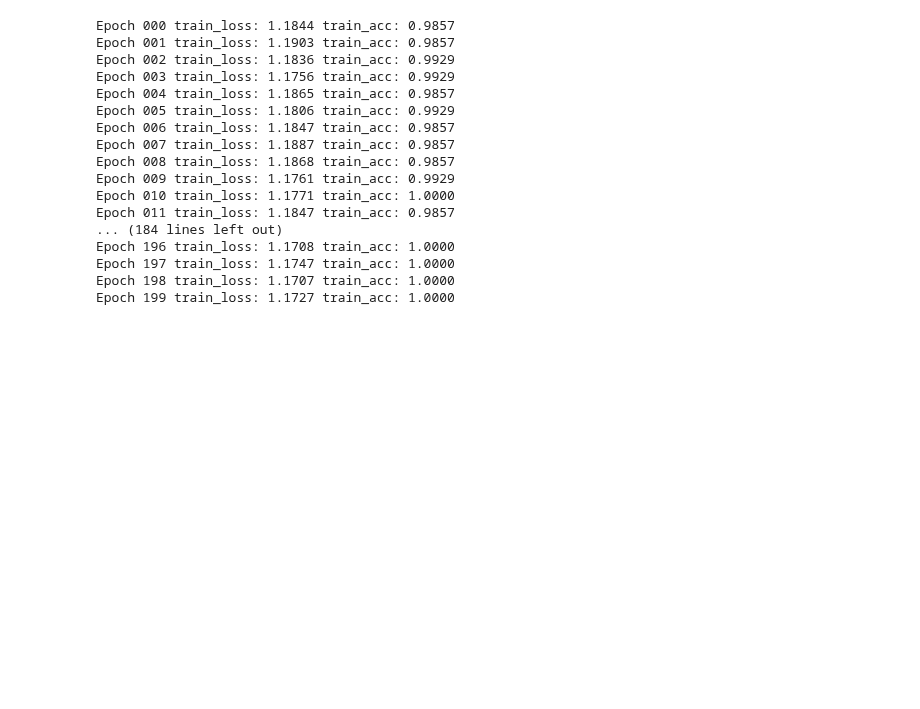
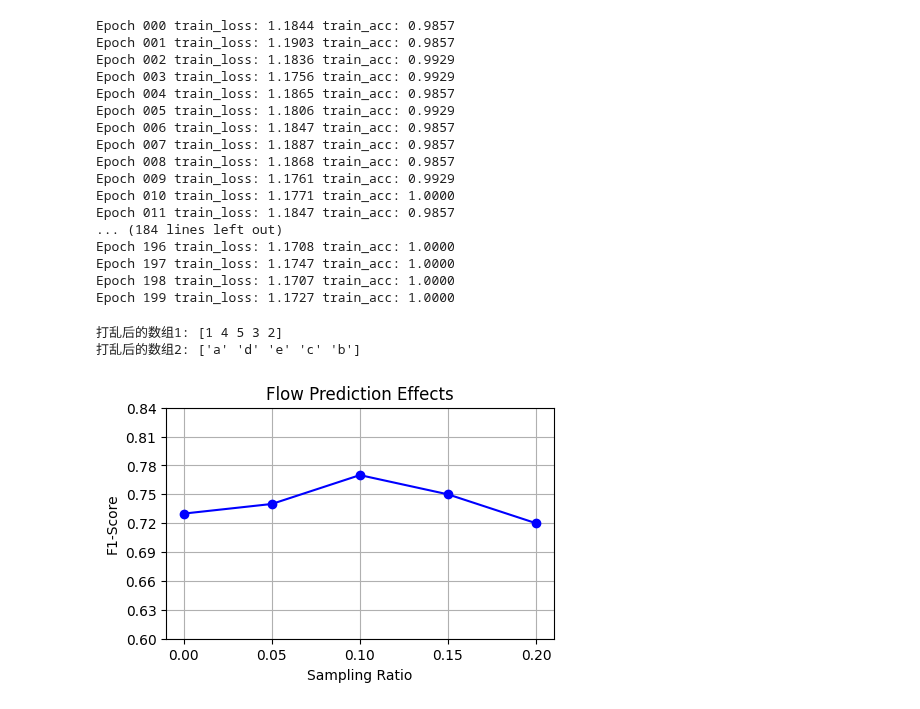
Before and after one commit to PosPse/BPMN, a Jupyter notebook: LLMEnG/test.ipynb, the cells around one changed output. Cells and saved outputs as stored; diff of their text form; code cells hidden in the pictures; blank space fills up the shorter version.

```diff
--- a/LLMEnG/test.ipynb
+++ b/LLMEnG/test.ipynb
@@ -105,3 +105,40 @@ Epoch 196 train_loss: 1.1708 train_acc: 1.0000
 Epoch 197 train_loss: 1.1747 train_acc: 1.0000
 Epoch 198 train_loss: 1.1707 train_acc: 1.0000
 Epoch 199 train_loss: 1.1727 train_acc: 1.0000
+# %%
+import numpy as np
+
+# 示例数组
+array1 = np.array([1, 2, 3, 4, 5])
+array2 = np.array(['a', 'b', 'c', 'd', 'e'])
+
+# 创建一个随机的索引数组
+indices = np.random.permutation(len(array1))
+
+# 使用随机索引打乱两个数组
+shuffled_array1 = array1[indices]
+shuffled_array2 = array2[indices]
+
+print("打乱后的数组1:", shuffled_array1)
+print("打乱后的数组2:", shuffled_array2)
+# %% [output]
+打乱后的数组1: [1 4 5 3 2]
+打乱后的数组2: ['a' 'd' 'e' 'c' 'b']
+# %%
+import numpy as np
+import matplotlib.pyplot as plt
+
+a = np.array([0, 0.05, 0.1, 0.15, 0.2])
+b = np.array([0.73, 0.74, 0.77, 0.75, 0.72])
+
+plt.figure(figsize=(5, 3))
+plt.plot(a, b, marker='o', linestyle='-', color='b')
+plt.title('Flow Prediction Effects')
+plt.xlabel('Sampling Ratio')
+plt.ylabel('F1-Score')
+plt.grid(True)
+plt.xticks(np.arange(0, 0.21, 0.05))
+plt.yticks(np.arange(0.6, 0.86, 0.03))
+plt.show()
+# %% [output]
+[figure, added]
```
Also changed, not shown: parts of 3 cells of this notebook, 13 other files.
